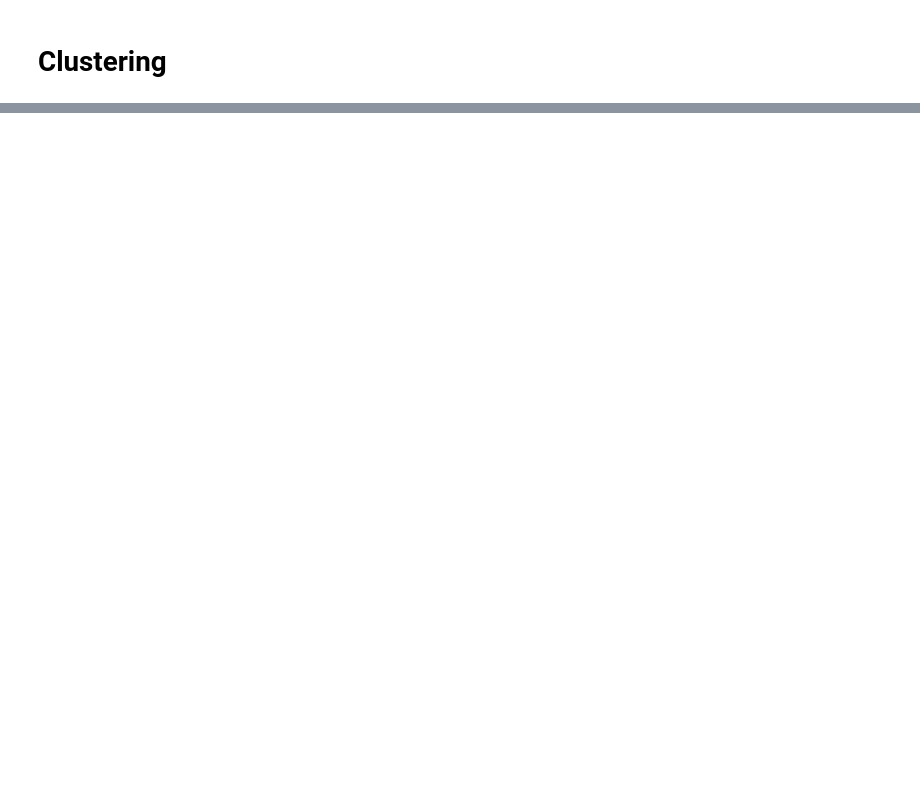
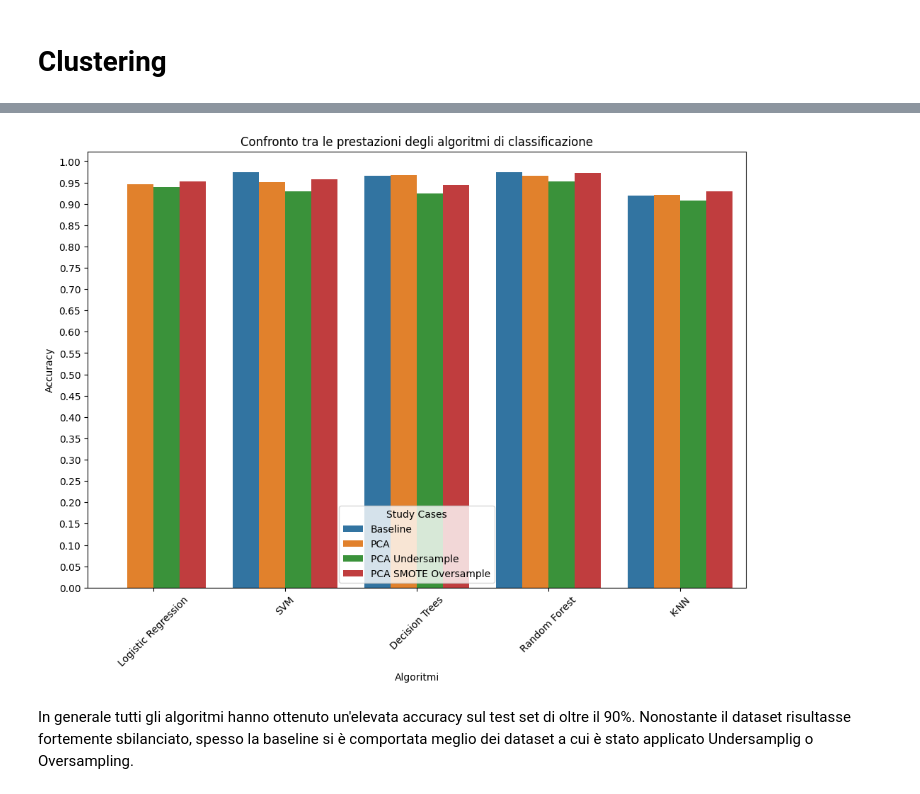
Before and after one commit to wredan/fad-project, a Jupyter notebook: notebook.ipynb, the cells around one changed output, grey strips where cells are left out. Drawn from its saved outputs; the diff is of its cells as text; code cells hidden in the pictures; blank space fills up the shorter version.

```diff
--- a/notebook.ipynb
+++ b/notebook.ipynb
@@ -1405,0 +1510,23 @@ clustering:
+# %%
+data = {
+    'Algorithm': ['Logistic Regression', 'SVM', 'Decision Trees', 'Random Forest', 'K-NN'],
+    'Baseline': [None, 0.974, 0.966, 0.974, 0.919],
+    'PCA': [0.946, 0.951, 0.968, 0.966, 0.921],
+    'PCA Undersample': [0.940, 0.929, 0.925, 0.953, 0.908],
+    'PCA SMOTE Oversample': [0.953, 0.957, 0.944, 0.972, 0.929],
+}
+
+df = pd.DataFrame(data)
+df = pd.melt(df, id_vars="Algorithm", var_name="Study Cases", value_name="Accuracy")
+plt.figure(figsize=(12, 8))
+g = sns.barplot(x='Algorithm', y='Accuracy', hue='Study Cases', data=df)
+g.set_yticks(np.arange(0, 1.01, 0.05))
+plt.title('Confronto tra le prestazioni degli algoritmi di classificazione')
+plt.ylabel('Accuracy')
+plt.xlabel('Algoritmi')
+plt.xticks(rotation=45)
+plt.show()
+# %% [output]
+[figure, added]
+# %% [markdown]
+In generale tutti gli algoritmi hanno ottenuto un'elevata accuracy sul test set di oltre il 90%. Nonostante il dataset risultasse fortemente sbilanciato, spesso la baseline si è comportata meglio dei dataset a cui è stato applicato Undersamplig o Oversampling.
```
Also changed, not shown: parts of 33 cells of this notebook, 1 other file.
